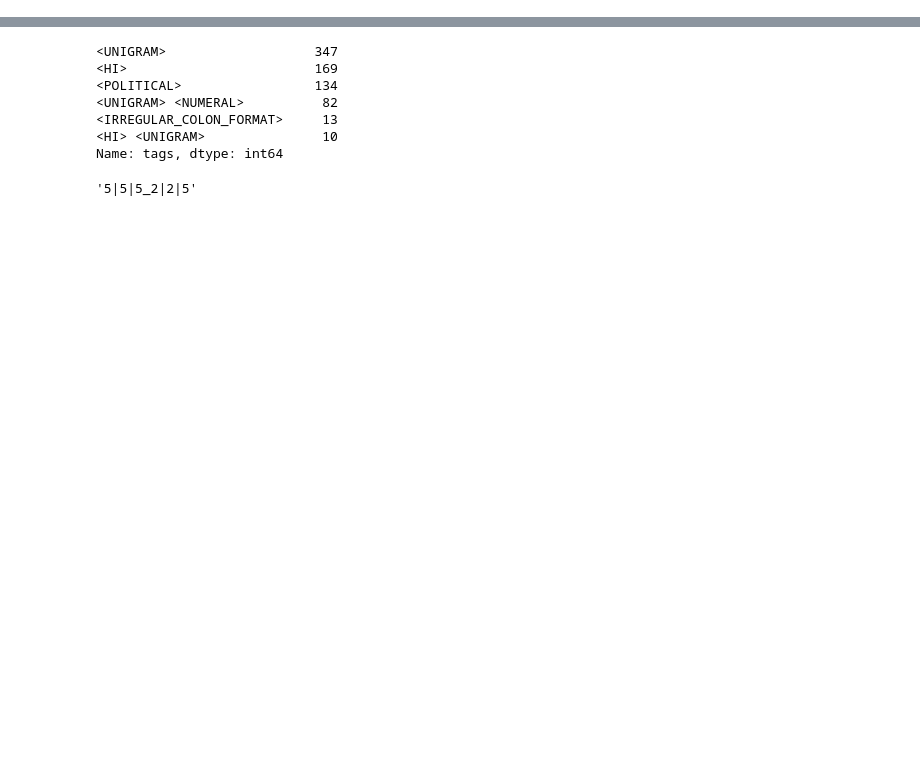
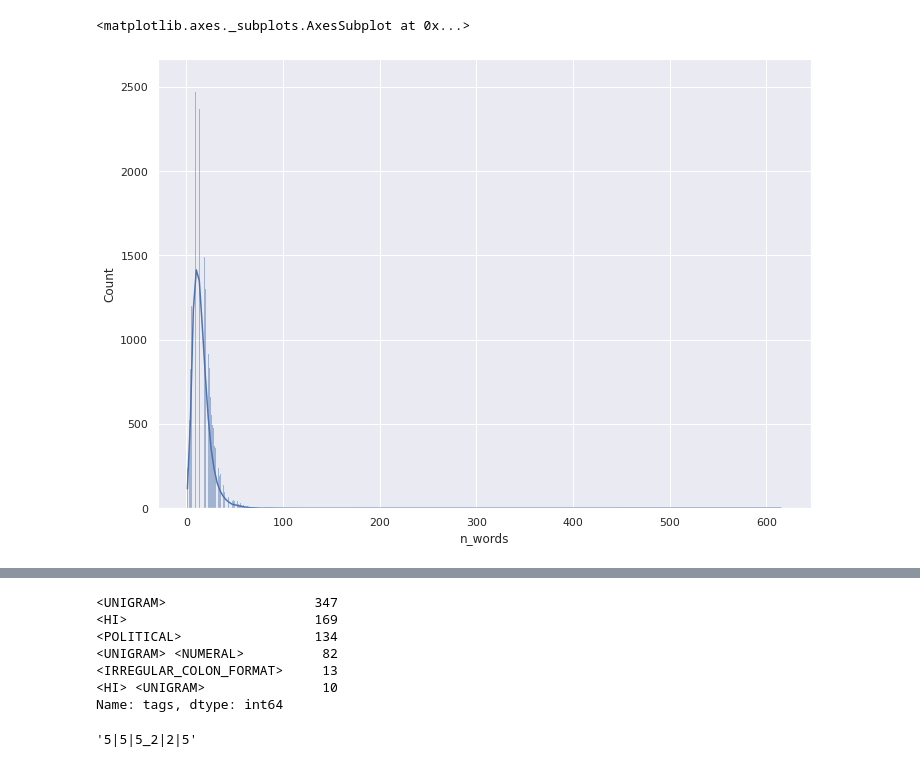
Before and after one commit to wilmeragsgh/philia, a Jupyter notebook: experiments/eda.ipynb, the cells around one changed output, grey strips where cells are left out. Saved outputs shown, nothing was run; the diff lists cells and outputs as text; code cells hidden in the pictures; blank space fills up the shorter version.

```diff
--- a/experiments/eda.ipynb
+++ b/experiments/eda.ipynb
@@ -12,0 +127,7 @@ df.head()
+# %%
+emotion_data["n_words"] = emotion_data["utterance"].apply(lambda x: len(x.split(" ")))
+# %%
+sns.histplot(emotion_data, x="n_words", kde=True)
+# %% [output]
+<matplotlib.axes._subplots.AxesSubplot at 0x...>
+[figure, added]
```
Also changed, not shown: parts of 83 cells of this notebook.
